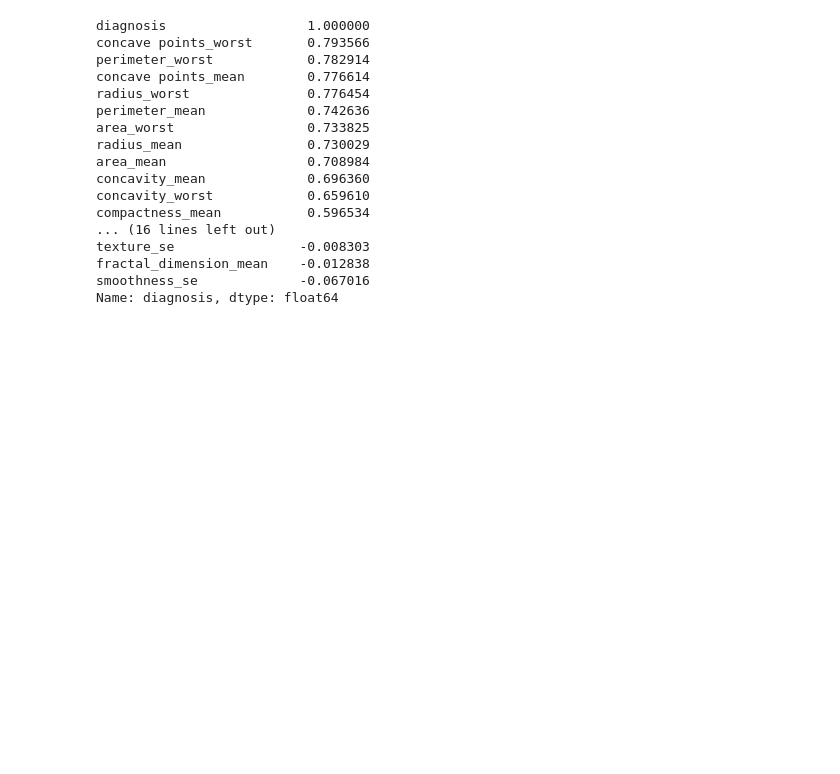
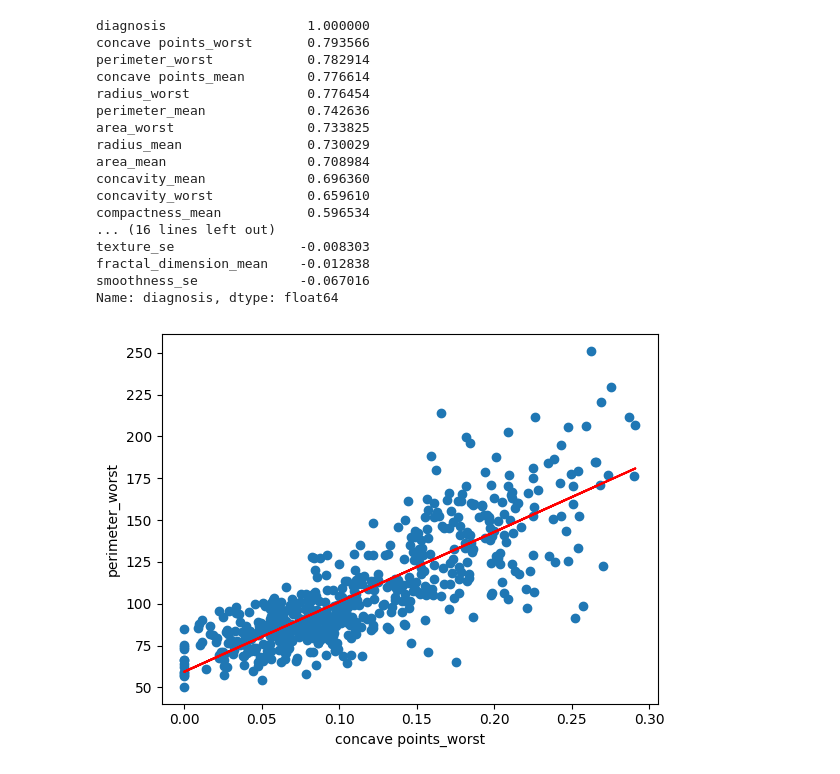
Before and after one commit to Gus-1003/DataScience, a Jupyter notebook: Análise_Dataset_Câncer-de-Mama/Analise_Dataset_Cancer_de_Mama.ipynb, the cells around one changed output. Cells and saved outputs as stored; diff of their text form; code cells hidden in the pictures; blank space fills up the shorter version.

```diff
--- a/Análise_Dataset_Câncer-de-Mama/Analise_Dataset_Cancer_de_Mama.ipynb
+++ b/Análise_Dataset_Câncer-de-Mama/Analise_Dataset_Cancer_de_Mama.ipynb
@@ -394,4 +356,26 @@ texture_se                -0.008303
 fractal_dimension_mean    -0.012838
 smoothness_se             -0.067016
 Name: diagnosis, dtype: float64
+# %%
+# seleciona os atributos que deseja plotar
+x = casos["concave points_worst"]
+y = casos["perimeter_worst"]
+
+# calcula a linha de tendência
+m, b = np.polyfit(x, y, 1)
+
+# plota os pontos
+plt.scatter(x, y)
+
+# plota a linha de tendência
+plt.plot(x, m*x + b, color="red")
+
+# define os rótulos dos eixos x e y
+plt.xlabel("concave points_worst")
+plt.ylabel("perimeter_worst")
+
+# exibe o gráfico
+plt.show()
+# %% [output]
+[figure, added]
 # %% [markdown]
```
Also changed, not shown: parts of 14 cells of this notebook.
